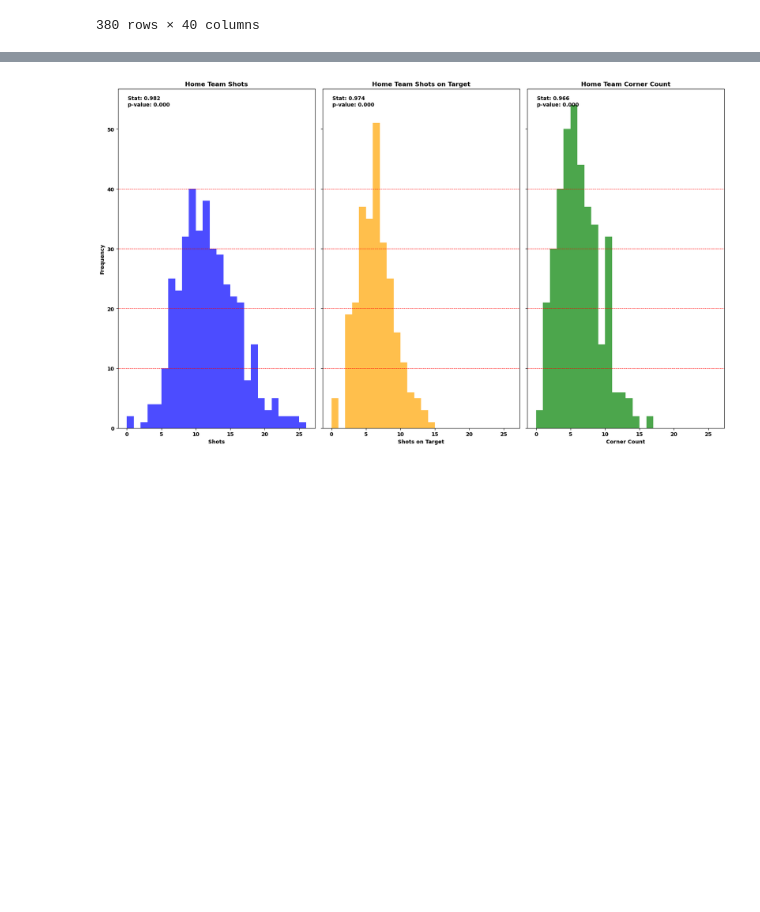
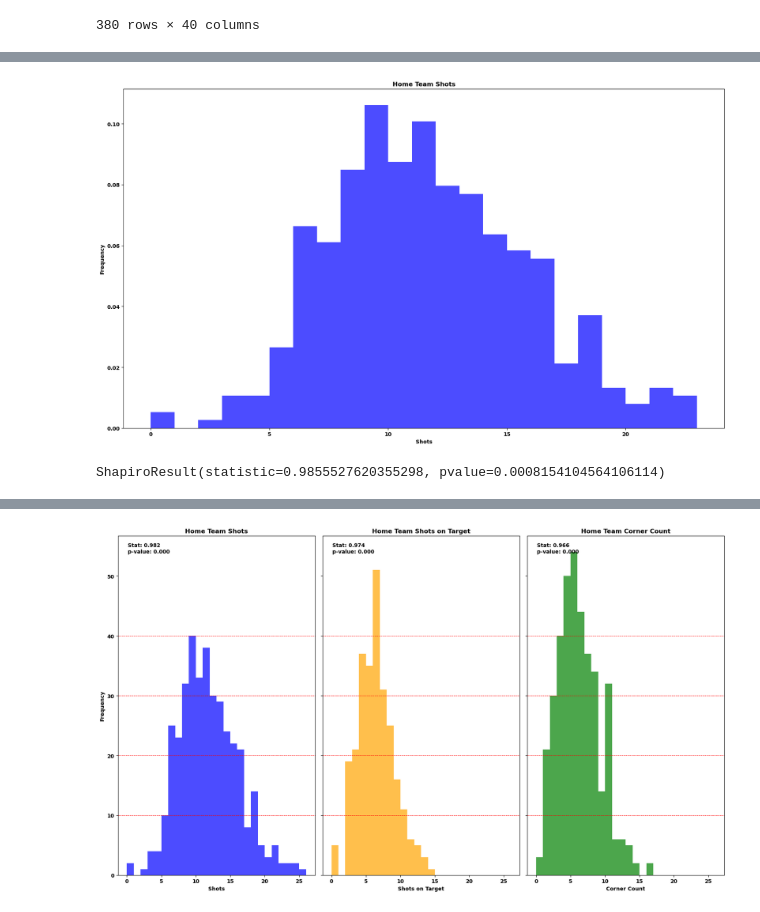
Before and after one commit to gabrielaragao01/Data-Science-Project, a Jupyter notebook: code/hipotesys_test/test_hypotesys_test.ipynb, the cells around one changed output, grey strips where cells are left out. Cells and saved outputs as stored; diff of their text form; code cells hidden in the pictures; blank space fills up the shorter version.

```diff
--- a/code/hipotesys_test/test_hypotesys_test.ipynb
+++ b/code/hipotesys_test/test_hypotesys_test.ipynb
@@ -67,0 +96,6 @@ ShapiroResult(statistic=nan, pvalue=1.0)
+# %%
+# vamos remover outliers pelo metodo de tukey
+q1 = general_shots.quantile(q=0.25)
+q3 = general_shots.quantile(q=0.75)
+iqr = q3 - q1
+print(iqr)
@@ -67,0 +118,4 @@ ShapiroResult(statistic=nan, pvalue=1.0)
+# %%
+# dropando outliers
+filtered_df = matches_info_df[(matches_info_df['home_team_shots'] >= (q1 - 1.5 * iqr)) & (matches_info_df['home_team_shots'] <= (q3 + 1.5 * iqr))]
+filtered_df
@@ -67,0 +136,20 @@ ShapiroResult(statistic=nan, pvalue=1.0)
+# %%
+# Extração dos dados relevantes
+filtered_general_shots = filtered_df['home_team_shots']
+
+# Criação dos plots
+fig, (ax1) = plt.subplots(1, 1, sharey=True, sharex=True, figsize=(17, 10))
+
+# Plot do histograma de general_shots
+ax1.hist(filtered_general_shots, bins=int(filtered_general_shots.max()), color='blue', alpha=0.7, density=True)
+ax1.set_title('Home Team Shots')
+ax1.set_xlabel('Shots')
+ax1.set_ylabel('Frequency')
+
+# Ajuste do layout
+plt.tight_layout()
+plt.show()
+print(stats.shapiro(filtered_general_shots))
+# %% [output]
+[figure, added]
+ShapiroResult(statistic=0.9855527620355298, pvalue=0.0008154104564106114)
```
Also changed, not shown: parts of 17 cells of this notebook, 7 other files.
